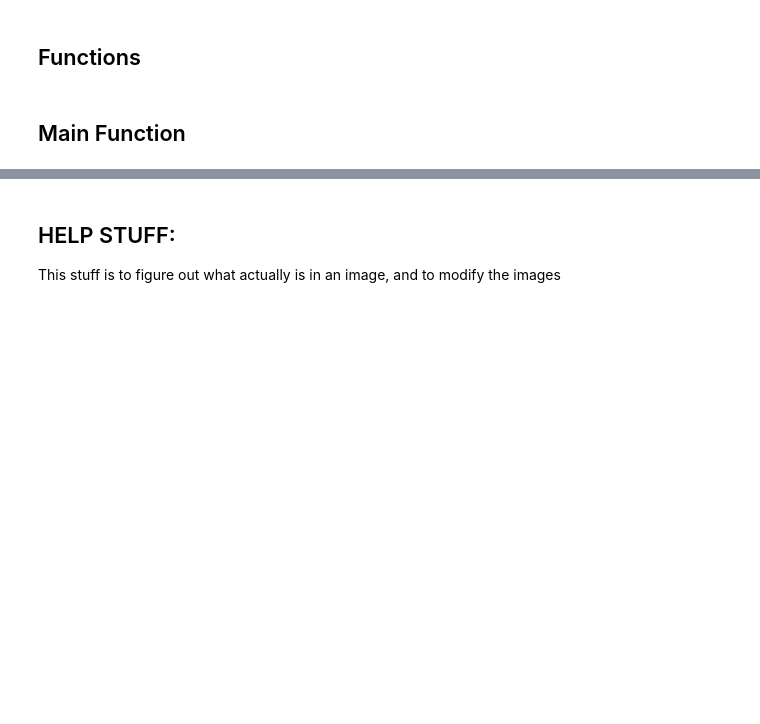
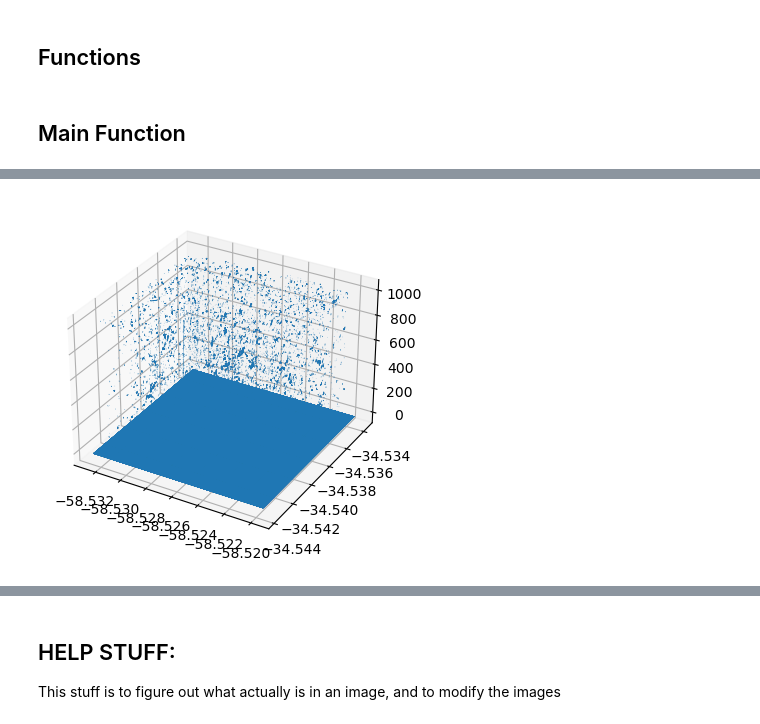
Before and after one commit to sfindenig/PLUS-IBBC, a Jupyter notebook: test2.ipynb, the cells around one changed output, grey strips where cells are left out. Drawn from its saved outputs; the diff is of its cells as text; code cells hidden in the pictures; blank space fills up the shorter version.

```diff
--- a/test2.ipynb
+++ b/test2.ipynb
@@ -222,3 +203,15 @@ def calculate_3d_points (disparity:np.ndarray, rpc_1:dict, rpc_2:dict) -> np.nda
+# %%
+def calculate_3d_points (disparity:np.ndarray,ds_georef) -> np.ndarray:
+
+    num_rows, num_cols = disparity.shape
+
+    points_3d = np.empty((num_rows, num_cols, 3))
+    for i in range(num_rows):
+        for j in range(num_cols):
+            points_3d[i,j,0] = ds_georef.GetGeoTransform()[0] + j*ds_georef.GetGeoTransform()[1] + i*ds_georef.GetGeoTransform()[2]
+            points_3d[i,j,1] = ds_georef.GetGeoTransform()[3] + j*ds_georef.GetGeoTransform()[4] + i*ds_georef.GetGeoTransform()[5]
+            points_3d[i,j,2] = disparity[i,j]
+    return points_3d
 # %%
 def plot_3d(points):
     # Extract the x, y, and z coordinates of the points
@@ -227,11 +220,11 @@ def plot_3d(points):
     z = points[:, :, 2]
 
     # Create a figure and a 3D Axes
-    fig = plt.figure()
+    fig = plt.figure(figsize=(8,4.5))
     ax = fig.add_subplot(111, projection='3d')
 
     # Plot the points
-    ax.scatter(x, y, z)
+    ax.scatter(x[::2], y[::2], z[::2],linewidths=0.1, alpha=0.5, s=0.1)
 
     # Show the plot
     plt.show()
@@ -290,0 +347,7 @@ plt.show()
+# %%
+warp_image = gdal.Open(f'{PATH_TO_TEMP}{REPROJECTED_IMAGES[0]}')
+points = calculate_3d_points(disparity, warp_image)
+# %%
+plot_3d(points)
+# %% [output]
+[figure, added]
```
Also changed, not shown: parts of 19 cells of this notebook, 1 other file.
